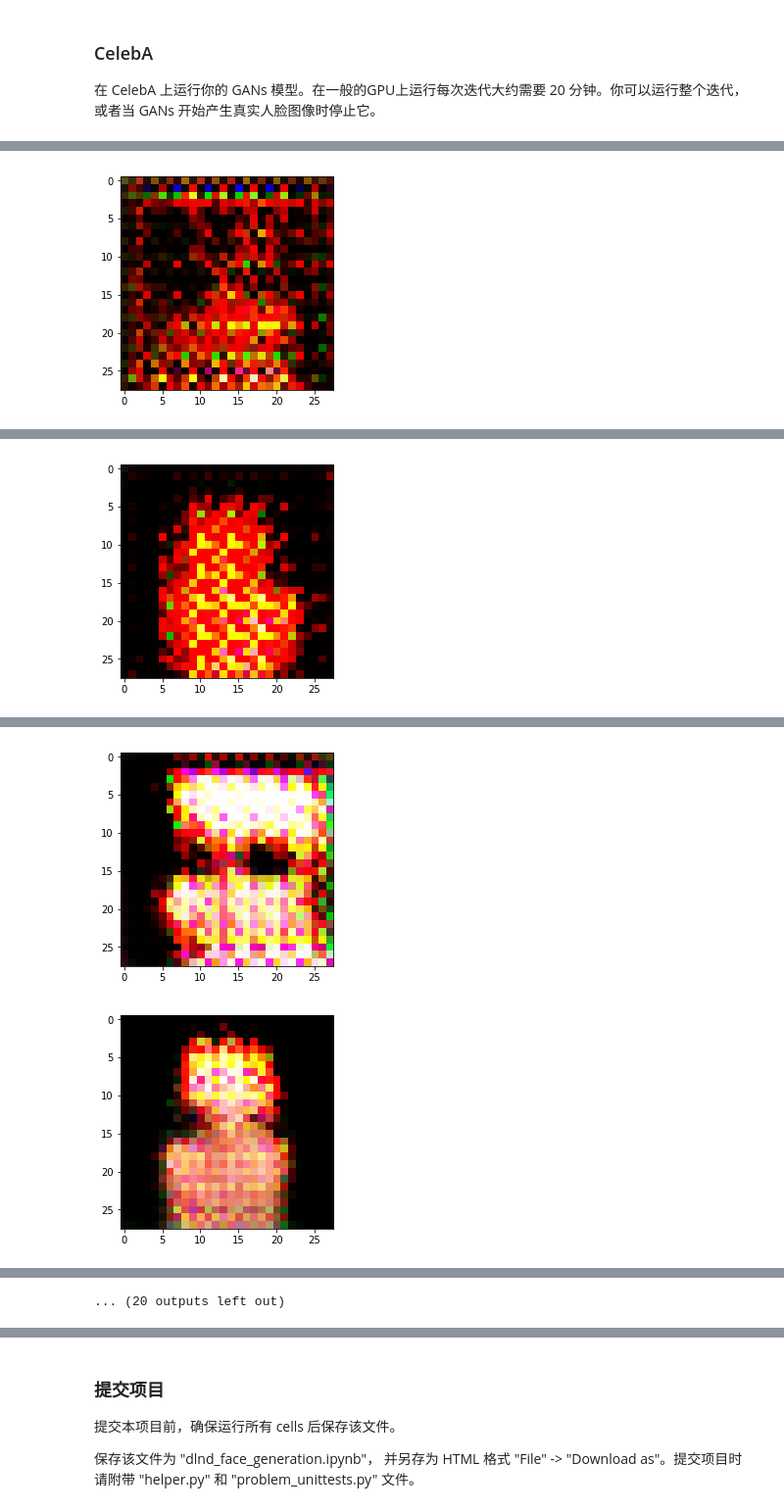
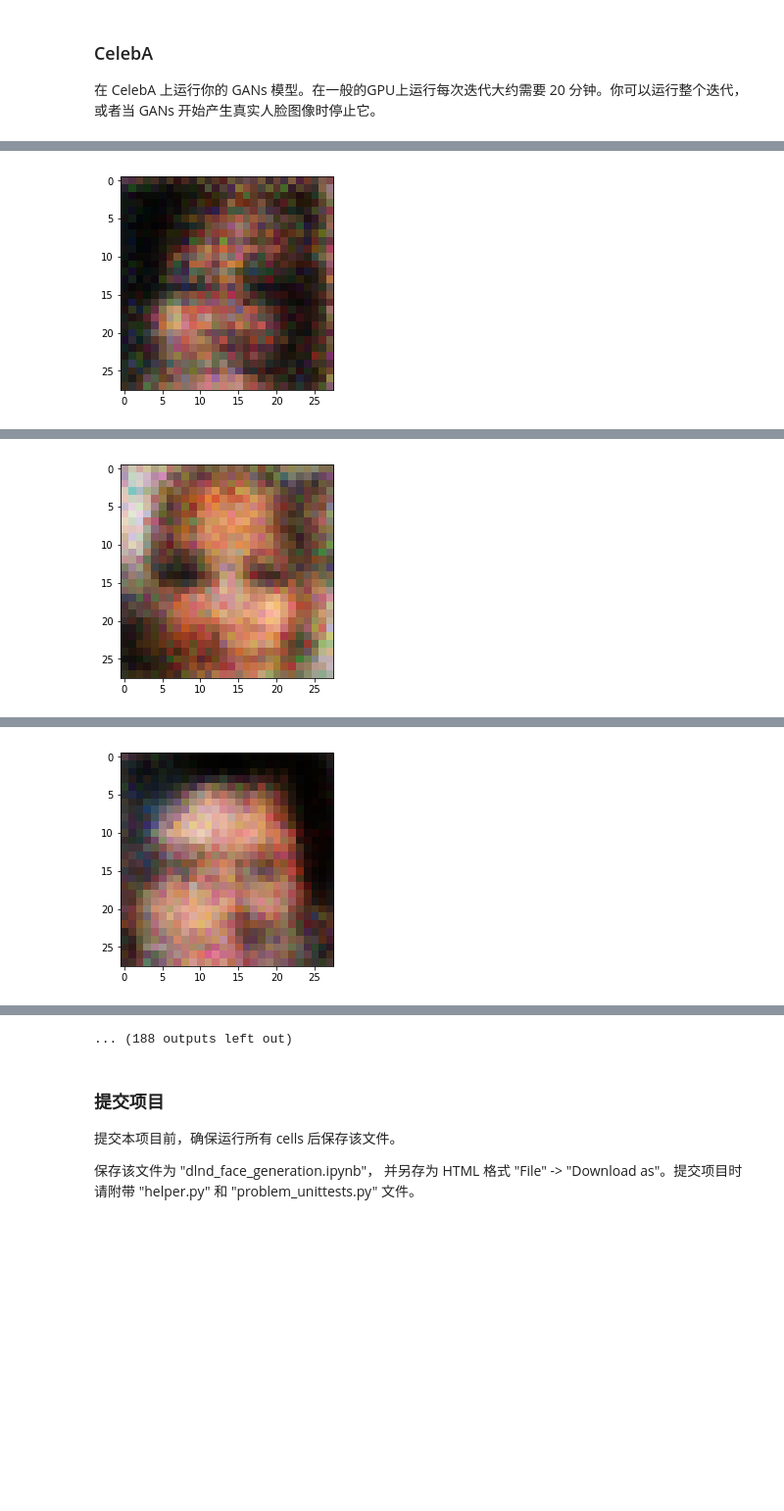
Before and after one commit to liuyizhe/hello-word, a Jupyter notebook: face_gan/dlnd_face_generation.ipynb, the cells around one changed output, grey strips where cells are left out. Shown at 98% size. Saved outputs shown, nothing was run; the diff lists cells and outputs as text; code cells hidden in the pictures; blank space fills up the shorter version.

```diff
--- a/face_gan/dlnd_face_generation.ipynb
+++ b/face_gan/dlnd_face_generation.ipynb
@@ -201,31 +198,26 @@ def generator(z, out_channel_dim, is_train=True):
         reuse = True
     with tf.variable_scope("generator",reuse=reuse):
         # First fully connected layer
-        x1 = tf.layers.dense(z, 7*7*512)
+
+        x1 = tf.layers.dense(z, 7*7*256)
         #x1 = tf.nn.dropout(x1,0.8)
         # Reshape it to start the convolutional stack
-        x1 = tf.reshape(x1, (-1, 7, 7, 512))
+        x1 = tf.reshape(x1, (-1, 7, 7, 256))
         x1 = tf.layers.batch_normalization(x1, training=is_train)
-        x1 = tf.maximum(0.2 * x1, x1)
-        # 4x4x512 now
-        #kernel =  tf.constant(1.0, shape=[5,5,256,512])
+        x1 = tf.maximum(0.1 * x1, x1)
+
+        x2 = tf.layers.conv2d_transpose(x1,128,5,strides=2,
+                                        padding='same')
+        x2 = tf.layers.batch_normalization(x2, training=is_train)
+        x2 = tf.maximum(0.1 * x2, x2)
 
 
-        #x2 = tf.nn.conv2d_transpose(x1,kernel,output_shape=[-1,7,7,256],  strides=[1,2,2,1],padding="SAME")
-
-        #x2 = tf.layers.batch_normalization(x2, training=is_train)
-        #x2 = tf.maximum(0.2 * x2, x2)
-        # 7x7x256 now
-
-        x3 = tf.layers.conv2d_transpose(x1,256,5,strides=2,kernel_initializer=tf.contrib.layers.xavier_initializer(),padding='same')
-        x3 = tf.layers.batch_normalization(x3, training=is_train)
-        x3 = tf.maximum(0.2 * x3, x3)
-
-        logits = tf.layers.conv2d_transpose(x3, out_channel_dim, 5, strides=2, kernel_initializer=tf.contrib.layers.xavier_initializer(),padding='same')
+        # 14x14x128
+        logits = tf.layers.conv2d_transpose(x2, out_channel_dim, 5, strides=2,
+                                           padding='same')
         # 28x28x3 now
         out = tf.tanh(logits)
     return out
-
 
 """
 DON'T MODIFY ANYTHING IN THIS CELL THAT IS BELOW THIS LINE
@@ -257,7 +249,7 @@ def model_loss(input_real, input_z, out_channel_dim):
     g_loss = tf.reduce_mean(tf.nn.sigmoid_cross_entropy_with_logits(
                                      logits=d_logits_fake,labels=tf.ones_like(d_logits_fake)))
     d_loss_real = tf.reduce_mean(tf.nn.sigmoid_cross_entropy_with_logits(
-                                    logits=d_logits_real,labels=tf.ones_like(d_logits_real)*0.9))
+                                    logits=d_logits_real,labels=tf.ones_like(d_logits_real)*0.8))
     d_loss_fake = tf.reduce_mean(tf.nn.sigmoid_cross_entropy_with_logits(
                                     logits=d_logits_fake,labels=tf.zeros_like(d_logits_fake)))
     d_loss = d_loss_real + d_loss_fake
@@ -420,10 +413,10 @@ Epoch 1/2... Discriminator Loss: 0.8213... Generator Loss: 1.4670
 ### CelebA
 在 CelebA 上运行你的 GANs 模型。在一般的GPU上运行每次迭代大约需要 20 分钟。你可以运行整个迭代，或者当 GANs 开始产生真实人脸图像时停止它。
 # %%
-batch_size = 64
+batch_size = 16
 z_dim = 100
-learning_rate = 0.0002
-beta1 = 0.9
+learning_rate = 0.0001
+beta1 = 0.5
 
 
 """
@@ -442 +438 @@ with tf.Graph().as_default():
-[figure, old version]
+[figure, new version]
@@ -443 +440 @@ with tf.Graph().as_default():
-[figure, old version]
+[figure, new version]
@@ -444,2 +442 @@ with tf.Graph().as_default():
-[figure, old version]
+[figure, new version]
-[figure, removed]
@@ -451 +442,0 @@ with tf.Graph().as_default():
-... (20 outputs left out)
@@ -452,3 +444,4 @@ with tf.Graph().as_default():
+... (188 outputs left out)
 # %% [markdown]
 ### 提交项目
 提交本项目前，确保运行所有 cells 后保存该文件。
```
Also changed, not shown: parts of 4 cells of this notebook, 2 other files.
